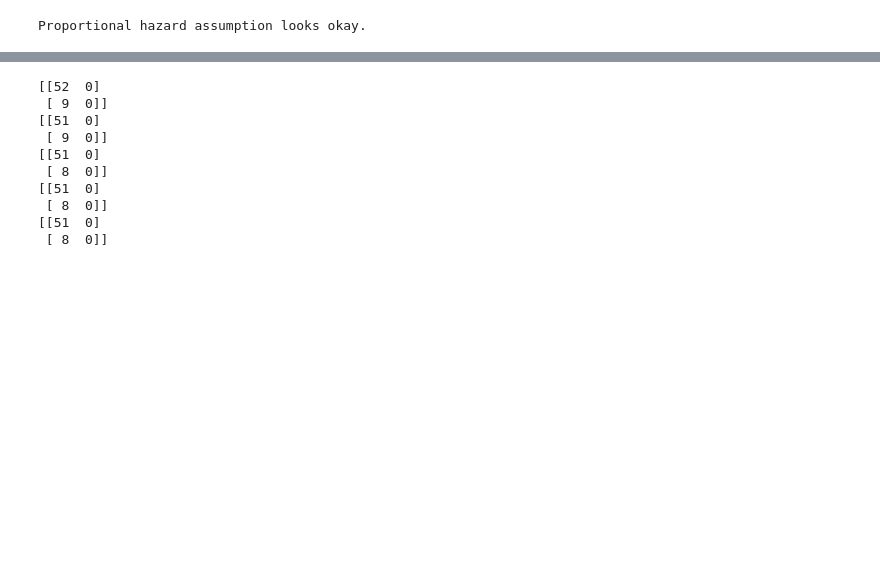
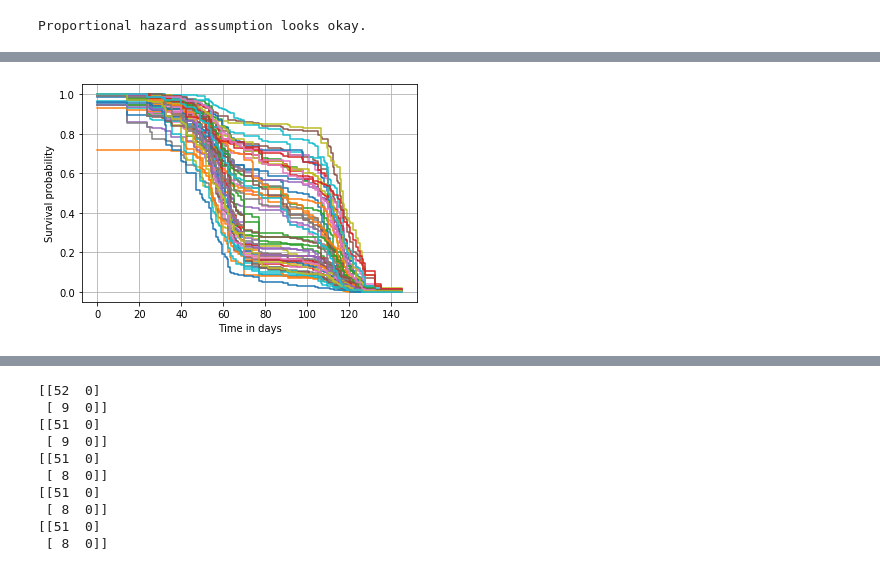
Before and after one commit to GillesVandewiele/EHG-Oversampling, a Jupyter notebook: Feature Analysis.ipynb, the cells around one changed output, grey strips where cells are left out. Saved outputs shown, nothing was run; the diff lists cells and outputs as text; code cells hidden in the pictures; blank space fills up the shorter version.

```diff
--- a/Feature Analysis.ipynb
+++ b/Feature Analysis.ipynb
@@ -520,0 +869,13 @@ dtype: int64
+# %%
+# clf.predict()
+
+surv = clf.predict_survival_function(test_feature_matrix.drop('duration', axis=1))
+
+for i, s in enumerate(surv):
+    plt.step(clf.event_times_, s, where="post", label=str(i))
+plt.ylabel("Survival probability")
+plt.xlabel("Time in days")
+plt.grid(True)
+# plt.legend()
+# %% [output]
+[figure, added]
```
Also changed, not shown: parts of 20 cells of this notebook, 1 other file.
